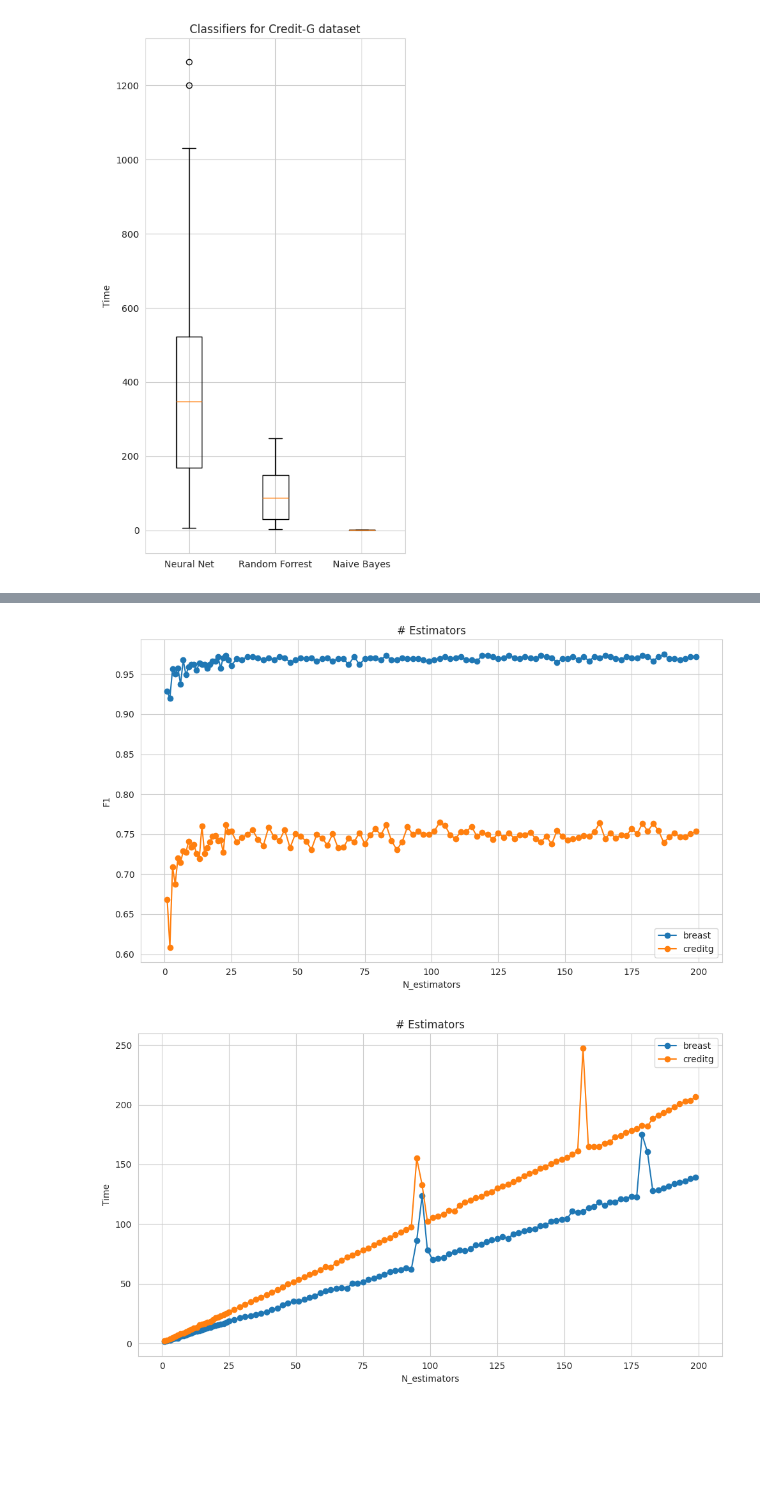
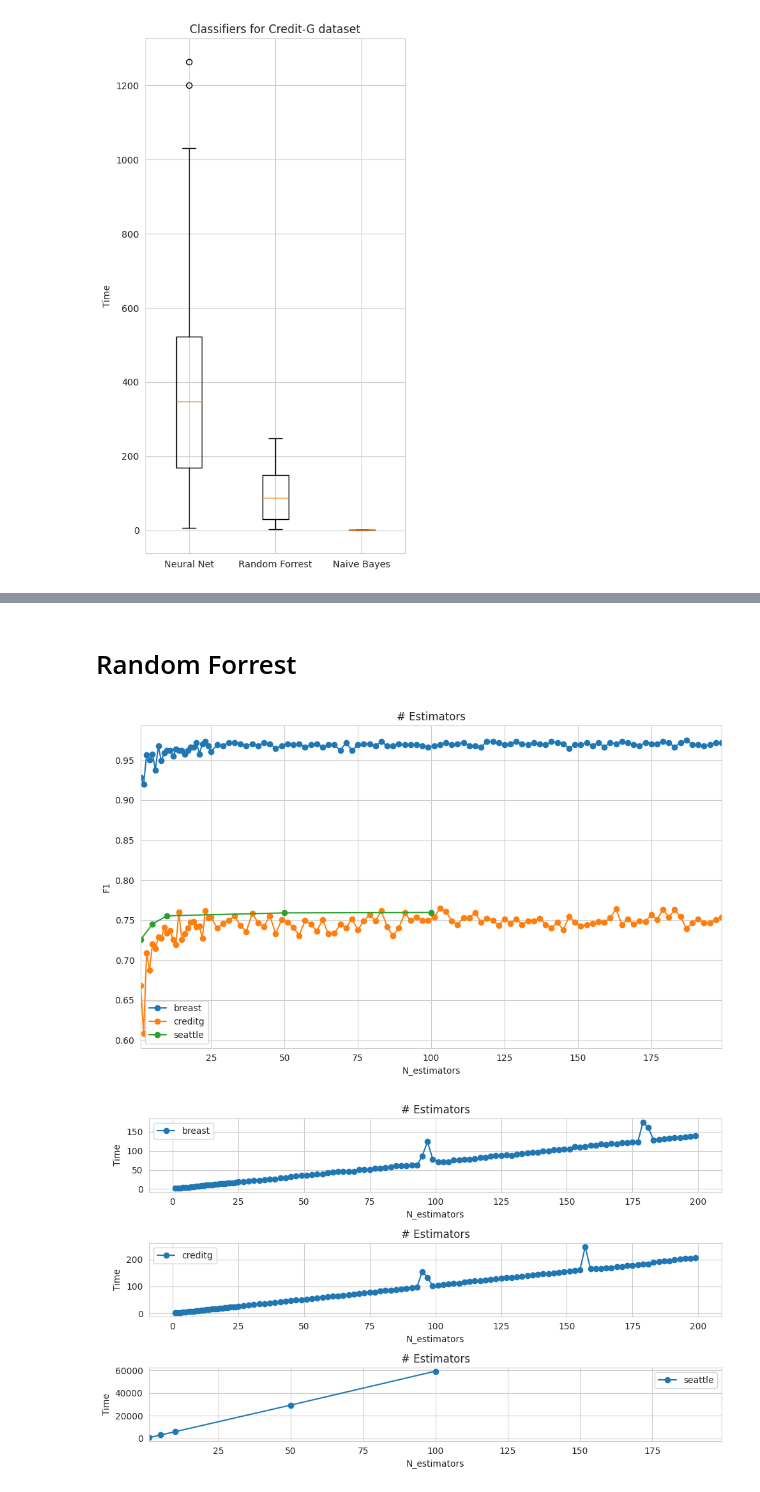
Before and after one commit to Maustrian3/ML24, a Jupyter notebook: exercise-1/combined_plots.ipynb, the cells around one changed output, grey strips where cells are left out. Saved outputs shown, nothing was run; the diff lists cells and outputs as text; code cells hidden in the pictures; blank space fills up the shorter version.

Commit message:
update evaluator and create combined plots

```diff
--- a/exercise-1/combined_plots.ipynb
+++ b/exercise-1/combined_plots.ipynb
@@ -172,9 +302,13 @@ evaluator.draw_diagram2_list(lr, x_axis="learning_rate_init", y_axis=["f1", "tim
+# %% [markdown]
+# Random Forrest
 # %%
 rf_n ={
     "breast": combined_results_breast["rf_n_estimators"],
-    "creditg": combined_results_creditg["rf_n_estimators"]
+    "creditg": combined_results_creditg["rf_n_estimators"],
+    "seattle": combined_results_seattle["rf_n_estimators"]
 }
-evaluator.draw_diagram2_list(rf_n, x_axis="n_estimators", y_axis=["f1", "time"], title="# Estimators", )
+evaluator.draw_diagram2_list(rf_n, x_axis="n_estimators", y_axis=["f1"], title="# Estimators", )
+evaluator.draw_diagram2_list(rf_n, x_axis="n_estimators", y_axis=["time"], title="# Estimators", subplots=True)
 # %% [output]
-[figure, old version]
+[figure, new version]
-[figure, old version]
+[figure, new version]
```
Also changed, not shown: parts of 11 cells of this notebook, 1 other file.
